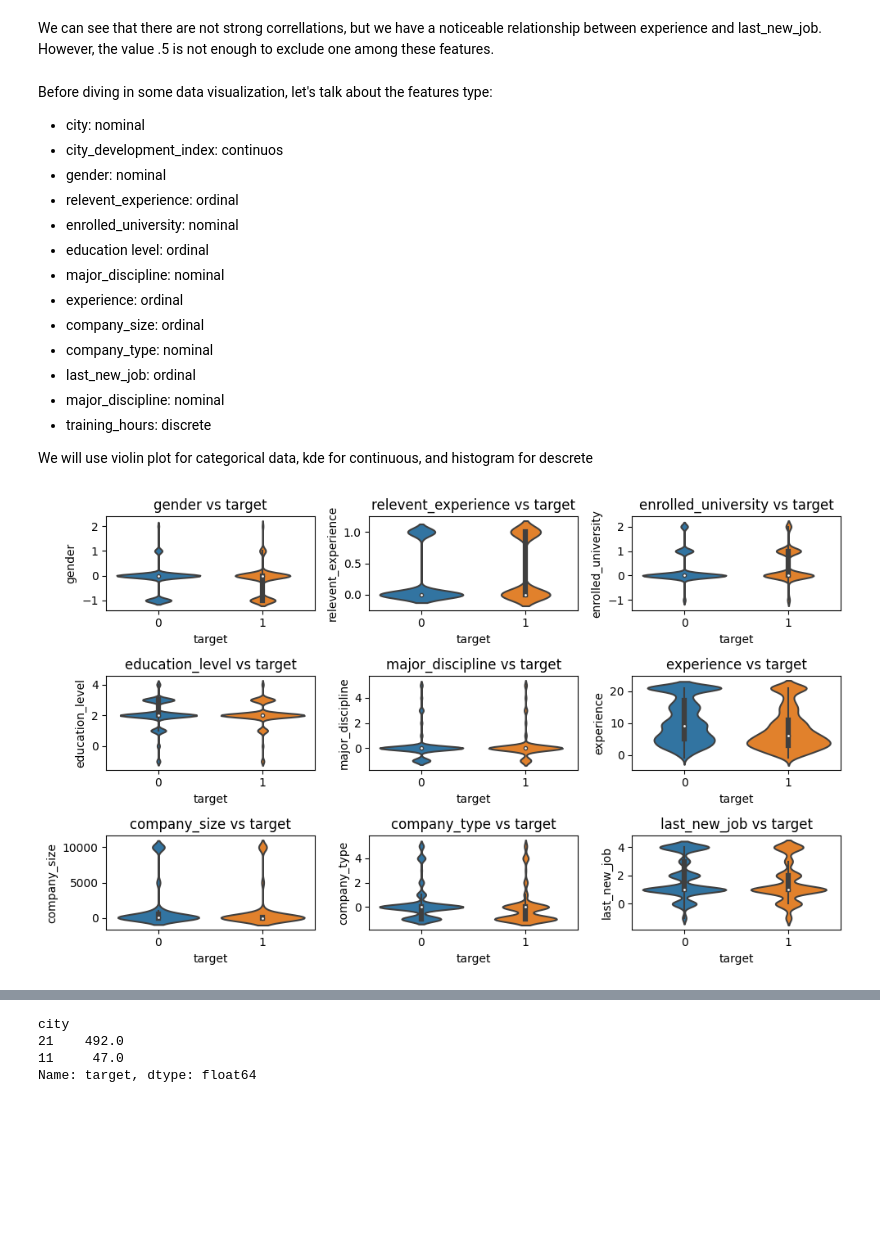
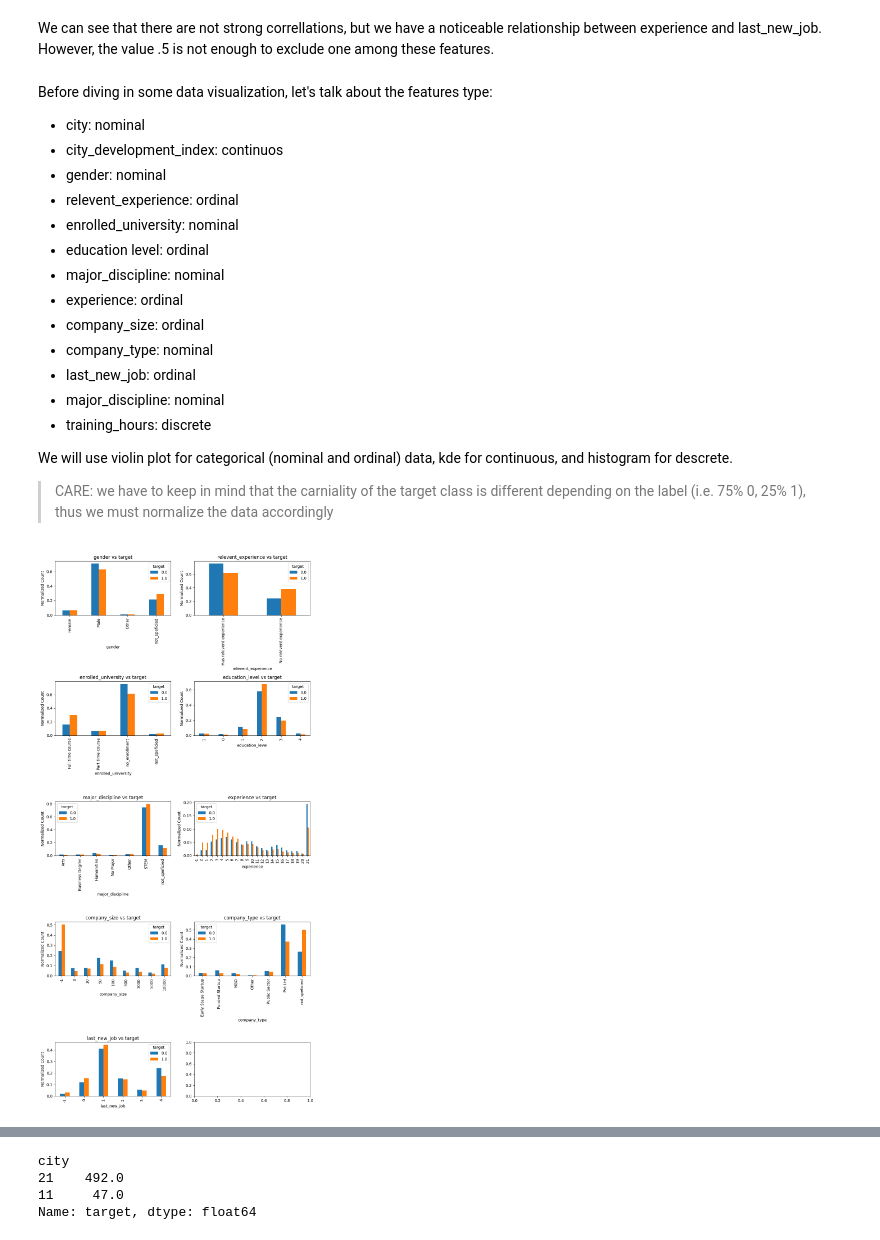
Before and after one commit to rubenIng93/xtream-ai-assignment, a Jupyter notebook: exploratory-analysis.ipynb, the cells around one changed output, grey strips where cells are left out. Cells and saved outputs as stored; diff of their text form; code cells hidden in the pictures; blank space fills up the shorter version.

```diff
--- a/exploratory-analysis.ipynb
+++ b/exploratory-analysis.ipynb
@@ -416,28 +302,44 @@ Before diving in some data visualization, let's talk about the features type:
 - major_discipline: nominal
 - training_hours: discrete
 
-We will use violin plot for categorical data, kde for continuous, and histogram for descrete
+We will use violin plot for categorical (nominal and ordinal) data, kde for continuous, and histogram for descrete.
+
+> CARE: we have to keep in mind that the carniality of the target class is different depending on the label (i.e. 75% 0, 25% 1), thus we must normalize the data accordingly
 # %%
 # let's plot the features vs target, using boxplots for categorical data and kde for continuos data
 categorical_features = [
     'gender',
     'relevent_experience',
     'enrolled_university',
     'education_level',
     'major_discipline',
     'experience',
     'company_size',
     'company_type',
     'last_new_job'
 ]
 
-fig, ax = plt.subplots(3, 3, figsize=(10,6))
+# fig, ax = plt.subplots(3, 3, figsize=(10,6))
+# for i, feat in enumerate(categorical_features):
+#     sns.barplot(df, x=feat, y=feat, hue='target', ax=ax[int(np.floor(i/3)), i%3])
+#     ax[int(np.floor(i/3)), i%3].set_title(f'{feat} vs target')
+# fig.tight_layout()
+# plt.show()
+
+fig, ax = plt.subplots(5, 2, figsize=(10, 20))
 for i, feat in enumerate(categorical_features):
-    sns.violinplot(df_visual, x='target', y=feat, ax=ax[int(np.floor(i/3)), i%3])
-    ax[int(np.floor(i/3)), i%3].set_title(f'{feat} vs target')
+    # Calculate normalized counts by class
+    normalized_counts = df.groupby([feat, 'target']).size().unstack().div(
+        df['target'].value_counts(), axis=1
+    )
+
+    # Plot normalized counts as bar chart
+    normalized_counts.plot(kind='bar', ax=ax[int(np.floor(i // 2)), i % 2])
+    ax[int(np.floor(i // 2)), i % 2].set_title(f'{feat} vs target')
+    ax[int(np.floor(i // 2)), i % 2].set_ylabel('Normalized Count')
 fig.tight_layout()
 plt.show()
 # %% [output]
-[figure, old version]
+[figure, new version]
 # %%
 # histograms for discrete features
```
Also changed, not shown: parts of 55 cells of this notebook, 1 other file.
